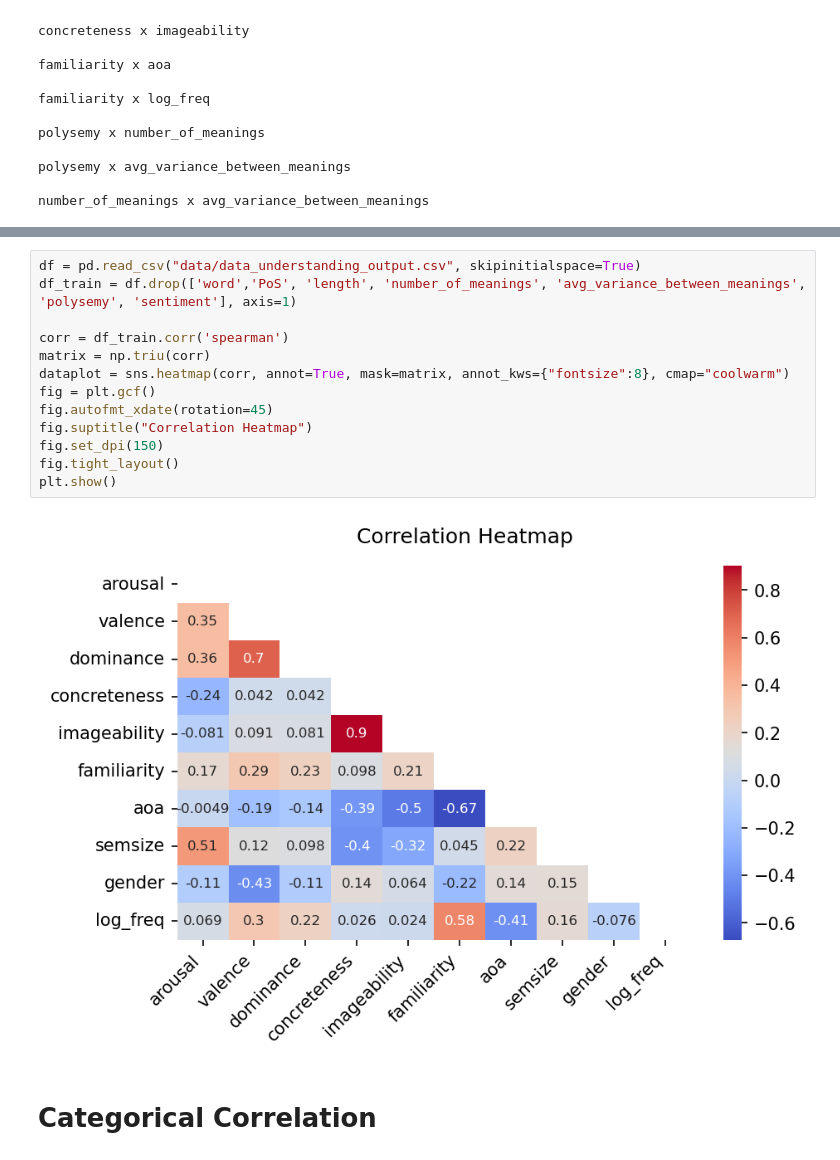
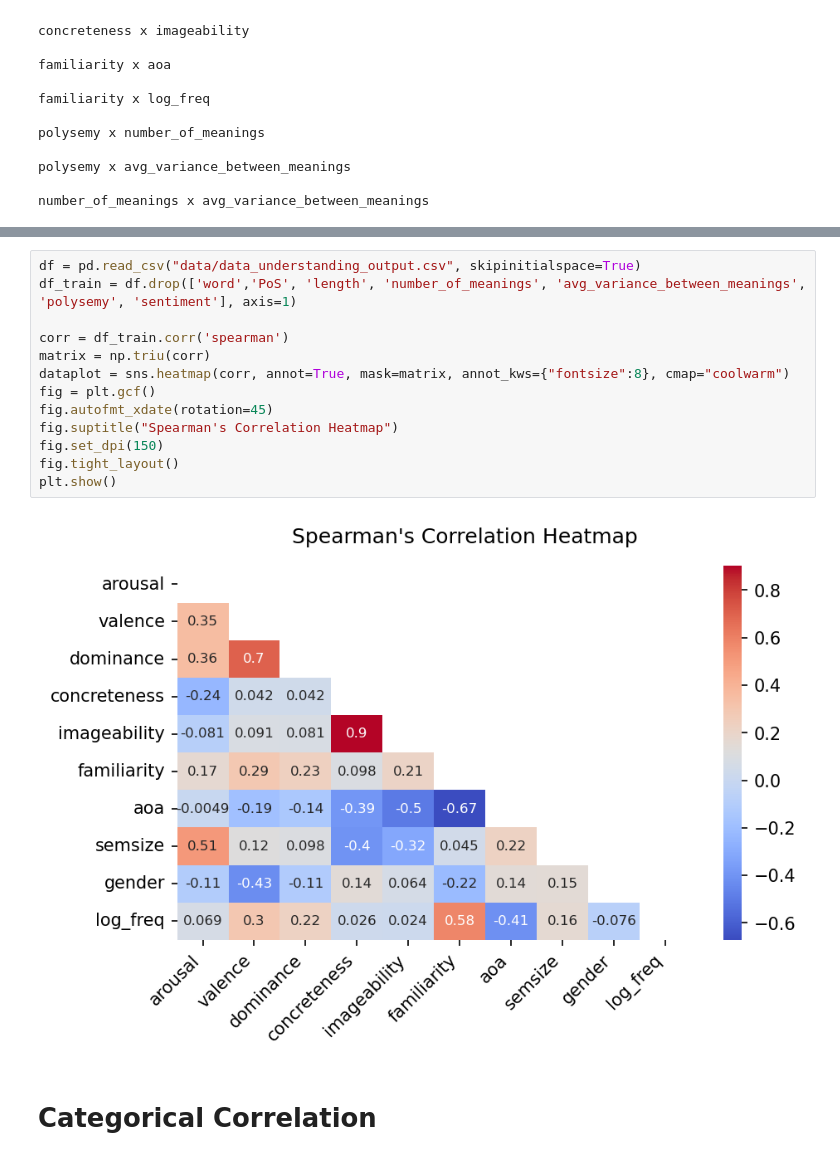
Before and after one commit to michelepapucci/data-mining-project, a Jupyter notebook: data_understanding.ipynb, the cells around one changed output, grey strips where cells are left out. Cells and saved outputs as stored; diff of their text form.

```diff
--- a/data_understanding.ipynb
+++ b/data_understanding.ipynb
@@ -619,18 +635,18 @@ plt.show()
 # %%
 df = pd.read_csv("data/data_understanding_output.csv", skipinitialspace=True)
 df_train = df.drop(['word','PoS', 'length', 'number_of_meanings', 'avg_variance_between_meanings', 'polysemy', 'sentiment'], axis=1)
 
 corr = df_train.corr('spearman')
 matrix = np.triu(corr)
 dataplot = sns.heatmap(corr, annot=True, mask=matrix, annot_kws={"fontsize":8}, cmap="coolwarm")
 fig = plt.gcf()
 fig.autofmt_xdate(rotation=45)
-fig.suptitle("Correlation Heatmap")
+fig.suptitle("Spearman's Correlation Heatmap")
 fig.set_dpi(150)
 fig.tight_layout()
 plt.show()
 # %% [output]
-[figure, old version]
+[figure, new version]
 # %% [markdown]
 # Categorical Correlation
 # %%
```
Also changed, not shown: parts of 10 cells of this notebook, 2 other files.
